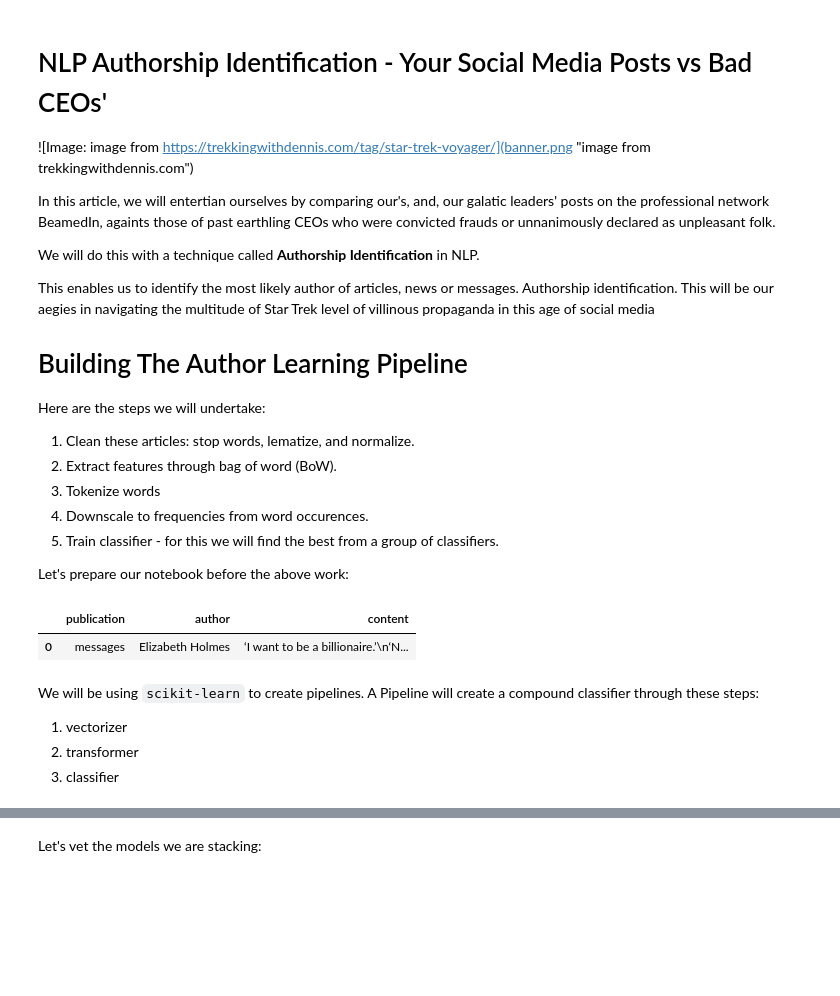
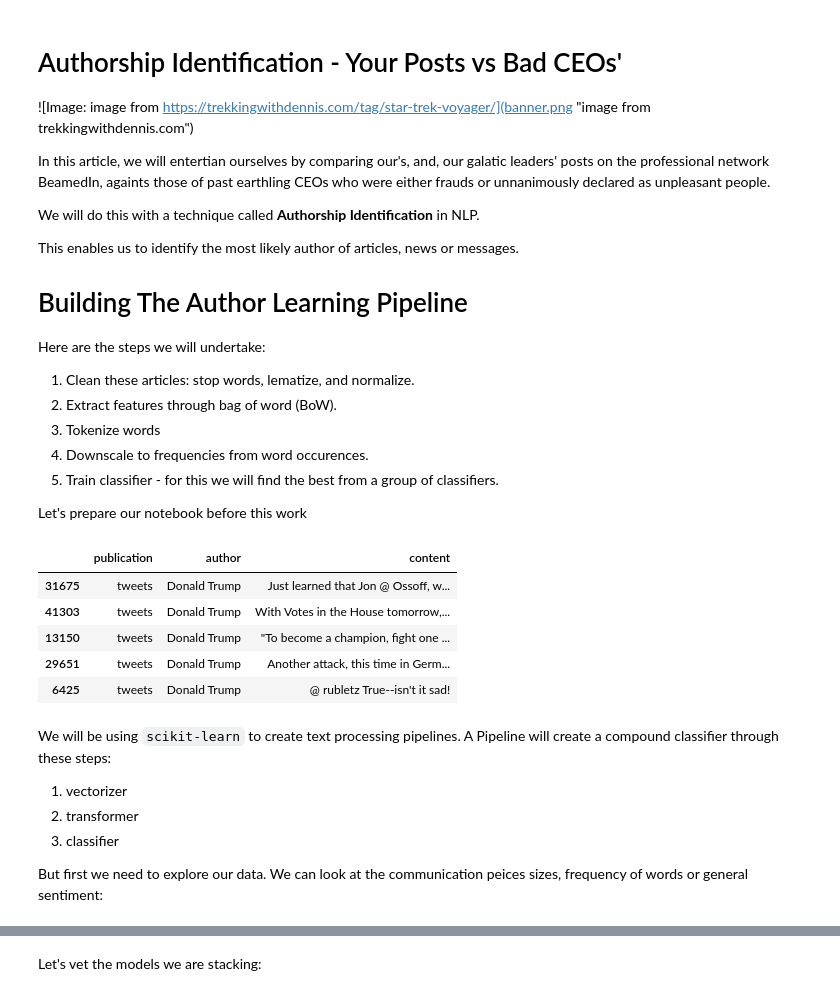
Before and after one commit to stackrev/articles, a Jupyter notebook: nlp_bs_meter/nlp_intro.ipynb, the cells around one changed output, grey strips where cells are left out. Saved outputs shown, nothing was run; the diff lists cells and outputs as text; code cells hidden in the pictures; blank space fills up the shorter version.

```diff
--- a/nlp_bs_meter/nlp_intro.ipynb
+++ b/nlp_bs_meter/nlp_intro.ipynb
@@ -1,13 +1,13 @@
 # %% [markdown]
-# NLP Authorship Identification - Your Social Media Posts vs Bad CEOs'
+# Authorship Identification - Your Posts vs Bad CEOs'
 
 ![Image: image from https://trekkingwithdennis.com/tag/star-trek-voyager/](banner.png "image from trekkingwithdennis.com")
 
-In this article, we will entertian ourselves by comparing our's, and, our galatic leaders' posts on the professional network BeamedIn, againts those of past earthling CEOs who were convicted frauds or unnanimously declared as unpleasant folk.
+In this article, we will entertian ourselves by comparing our's, and, our galatic leaders' posts on the professional network BeamedIn, againts those of past earthling CEOs who were either frauds or unnanimously declared as unpleasant people.
 
 We will do this with a technique called **Authorship Identification** in NLP.
 
-This enables us to identify the most likely author of articles, news or messages. Authorship identification. This will be our aegies in navigating the multitude of Star Trek level of villinous propaganda in this age of social media
+This enables us to identify the most likely author of articles, news or messages.
 
 # Building The Author Learning Pipeline
 
@@ -18,40 +18,47 @@ Here are the steps we will undertake:
 4. Downscale to frequencies from word occurences.
 5. Train classifier - for this we will find the best from a group of classifiers.
 
-Let's prepare our notebook before the above work:
+Let's prepare our notebook before this work
 # %%
 # Pip below for Kaggle and online notebooks.
 # !pip install ipywidgets
 # !pip install sklearn
 # !pip install spacy
 
 # General-purpose Libraries
 import os
 import numpy as np
 import pandas as pd
 import sklearn
-import matplotlib.pyplot as plt
-import seaborn as sns
 import re
 from collections import Counter
 %matplotlib inline
 
 # Remove anywarning texts from notebooks.
 import warnings
 warnings.filterwarnings("ignore")
 
+RANDOM_STATE = 42
+
 # Discover files in kaggle if any.
 for dirname, _, filenames in os.walk('/kaggle/input'):
     for filename in filenames:
         print(os.path.join(dirname, filename))
 
 data = pd.read_csv('./communications.csv')
-data.head(1)
+data = data.dropna()
+data.sample(5, random_state=RANDOM_STATE)
 # %% [output]
 |  | publication | author | content |
-| 0 | messages | Elizabeth Holmes | ‘I want to be a billionaire.’\n‘N... |
+| 31675 | tweets | Donald Trump | Just learned that Jon @ Ossoff, w... |
+| 41303 | tweets | Donald Trump | With Votes in the House tomorrow,... |
+| 13150 | tweets | Donald Trump | "To become a champion, fight one ... |
+| 29651 | tweets | Donald Trump | Another attack, this time in Germ... |
+| 6425 | tweets | Donald Trump | @ rubletz True--isn't it sad! |
 # %% [markdown]
-We will be using `scikit-learn` to create pipelines. A Pipeline will create a compound classifier through these steps:
+We will be using `scikit-learn` to create text processing pipelines. A Pipeline will create a compound classifier through these steps:
 1. vectorizer
 2. transformer
 3. classifier
+
+But first we need to explore our data. We can look at the communication peices sizes, frequency of words or general sentiment:
```
Also changed, not shown: parts of 17 cells of this notebook, 1 other file.
